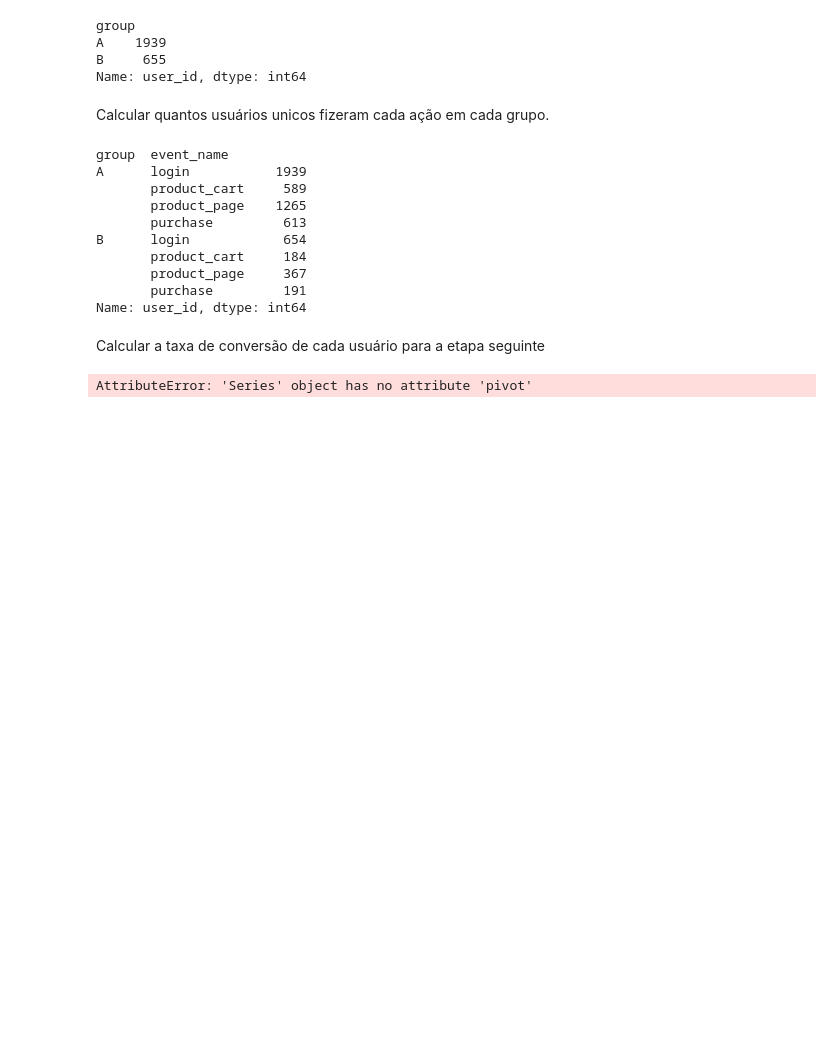
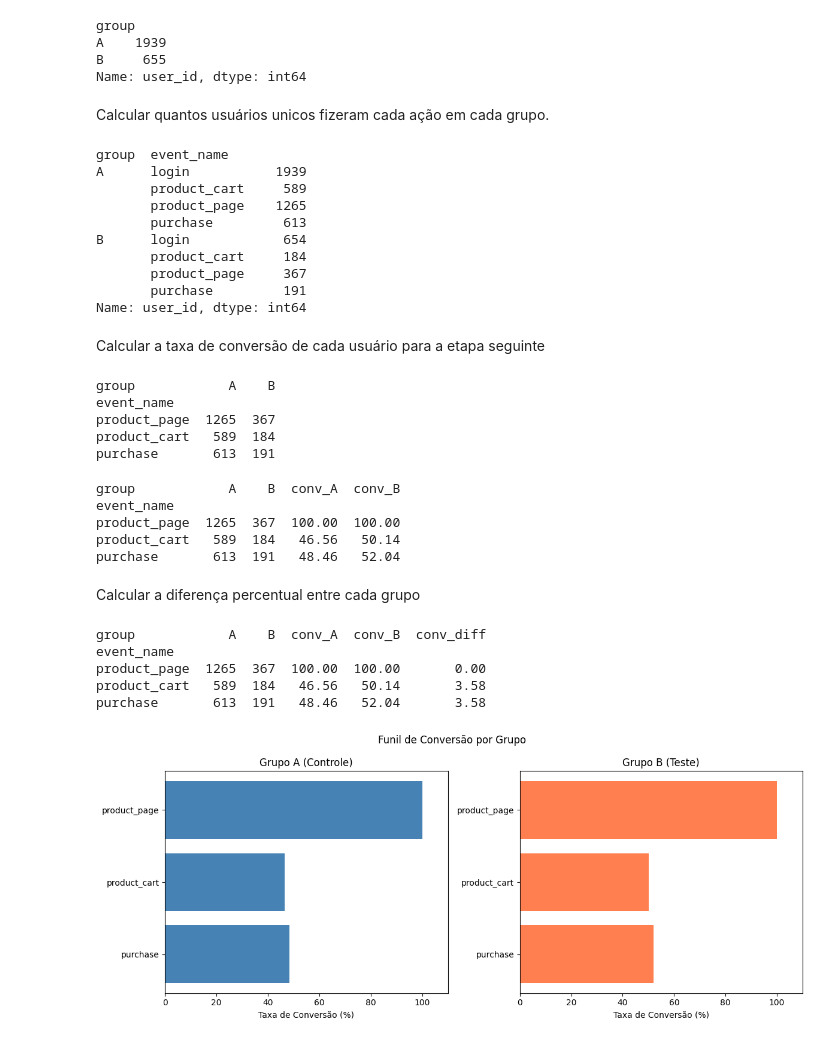
Before and after one commit to ezodia1/testeab, a Jupyter notebook: teste_ab.ipynb, the cells around one changed output. Saved outputs shown, nothing was run; the diff lists cells and outputs as text; code cells hidden in the pictures; blank space fills up the shorter version.

```diff
--- a/teste_ab.ipynb
+++ b/teste_ab.ipynb
@@ -387,7 +387,7 @@ Name: user_id, dtype: int64
 # %% [markdown]
 Calcular quantos usuários unicos fizeram cada ação em cada grupo.
 # %%
-df_events_group_unique = df_events_merge.groupby(['group', 'event_name'], observed=True)['user_id'].nunique().reset_index()
+df_events_group_unique = df_events_merge.groupby(['group', 'event_name'], observed=True)['user_id'].nunique()
 print(df_events_group_unique)
 # %% [output]
 group  event_name
@@ -403,7 +403,74 @@ Name: user_id, dtype: int64
 # %% [markdown]
 Calcular a taxa de conversão de cada usuário para a etapa seguinte
 # %%
-df_group_pivot = df_events_group_unique.pivot(index='event_name', columns='group', values='user_id')
+df_events_group_unique_reset = df_events_group_unique.reset_index()
+
+df_group_pivot = df_events_group_unique_reset.pivot(index='event_name', columns='group', values='user_id')
+
+#Reordenar o funil
+ordem_funil = ['product_page', 'product_cart', 'purchase']
+
+df_group_pivot = df_group_pivot.loc[ordem_funil]
+
 print(df_group_pivot)
 # %% [output]
-AttributeError: 'Series' object has no attribute 'pivot'
+group            A    B
+event_name
+product_page  1265  367
+product_cart   589  184
+purchase       613  191
+# %%
+#Grupo A
+
+df_group_pivot['conv_A'] = df_group_pivot['A'] / df_group_pivot.loc['product_page', 'A']
+df_group_pivot['conv_A'] = (df_group_pivot['conv_A'] * 100).round(2)
+
+#Grupo B
+
+df_group_pivot['conv_B'] = df_group_pivot['B'] / df_group_pivot.loc['product_page', 'B']
+df_group_pivot['conv_B'] = (df_group_pivot['conv_B'] * 100).round(2)
+
+print(df_group_pivot)
+# %% [output]
+group            A    B  conv_A  conv_B
+event_name
+product_page  1265  367  100.00  100.00
+product_cart   589  184   46.56   50.14
+purchase       613  191   48.46   52.04
+# %% [markdown]
+Calcular a diferença percentual entre cada grupo
+# %%
+df_group_pivot['conv_diff'] = df_group_pivot['conv_B'] - df_group_pivot['conv_A']
+print(df_group_pivot)
+# %% [output]
+group            A    B  conv_A  conv_B  conv_diff
+event_name
+product_page  1265  367  100.00  100.00       0.00
+product_cart   589  184   46.56   50.14       3.58
+purchase       613  191   48.46   52.04       3.58
+# %%
+fig, (ax1, ax2) = plt.subplots(1, 2, figsize=(12, 5))
+
+etapas = ['product_page', 'product_cart', 'purchase']
+conv_A = df_group_pivot.loc[etapas, 'conv_A']
+conv_B = df_group_pivot.loc[etapas, 'conv_B']
+
+# Grupo A
+ax1.barh(etapas, conv_A, color='steelblue')
+ax1.invert_yaxis()
+ax1.set_xlabel('Taxa de Conversão (%)')
+ax1.set_title('Grupo A (Controle)')
+ax1.set_xlim(0, 110)
+
+# Grupo B
+ax2.barh(etapas, conv_B, color='coral')
+ax2.invert_yaxis()
+ax2.set_xlabel('Taxa de Conversão (%)')
+ax2.set_title('Grupo B (Teste)')
+ax2.set_xlim(0, 110)
+
+plt.suptitle('Funil de Conversão por Grupo')
+plt.tight_layout()
+plt.show()
+# %% [output]
+[figure, added]
```
Also changed, not shown: parts of 2 cells of this notebook.
